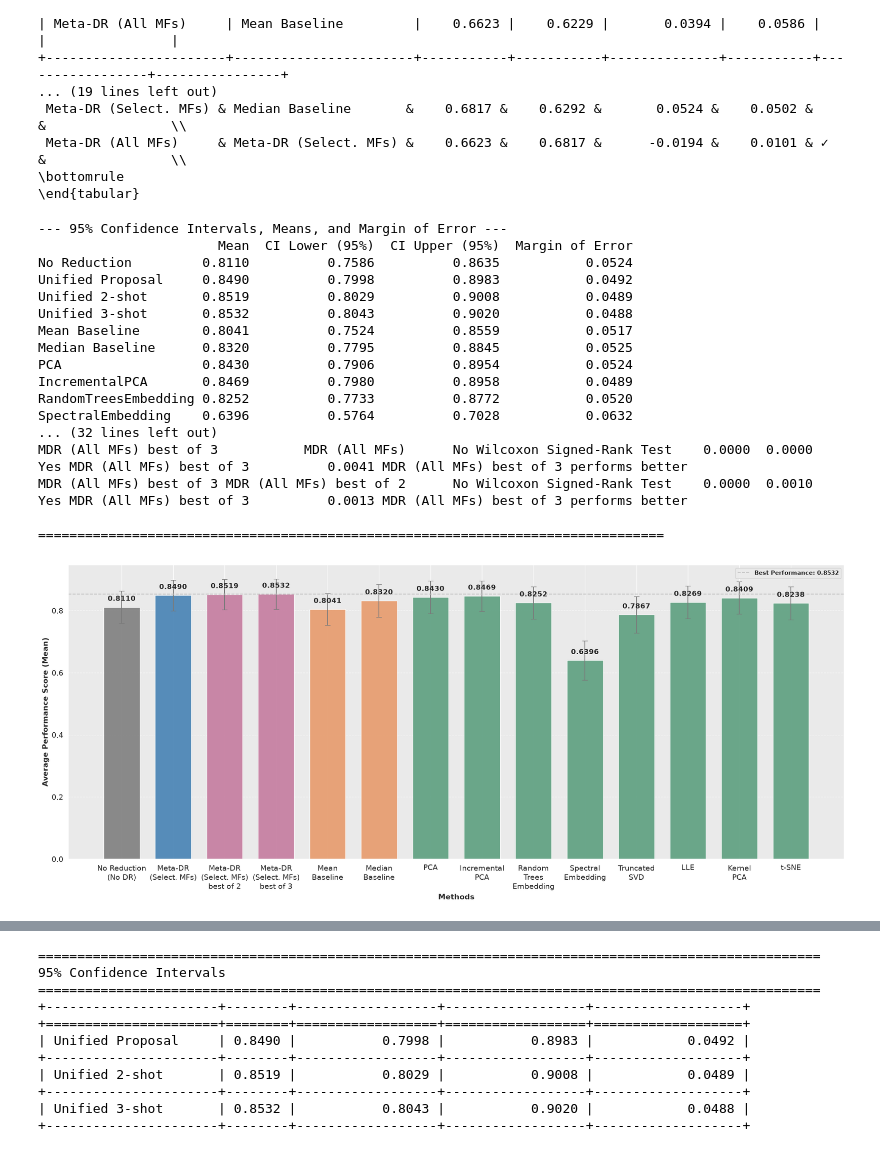
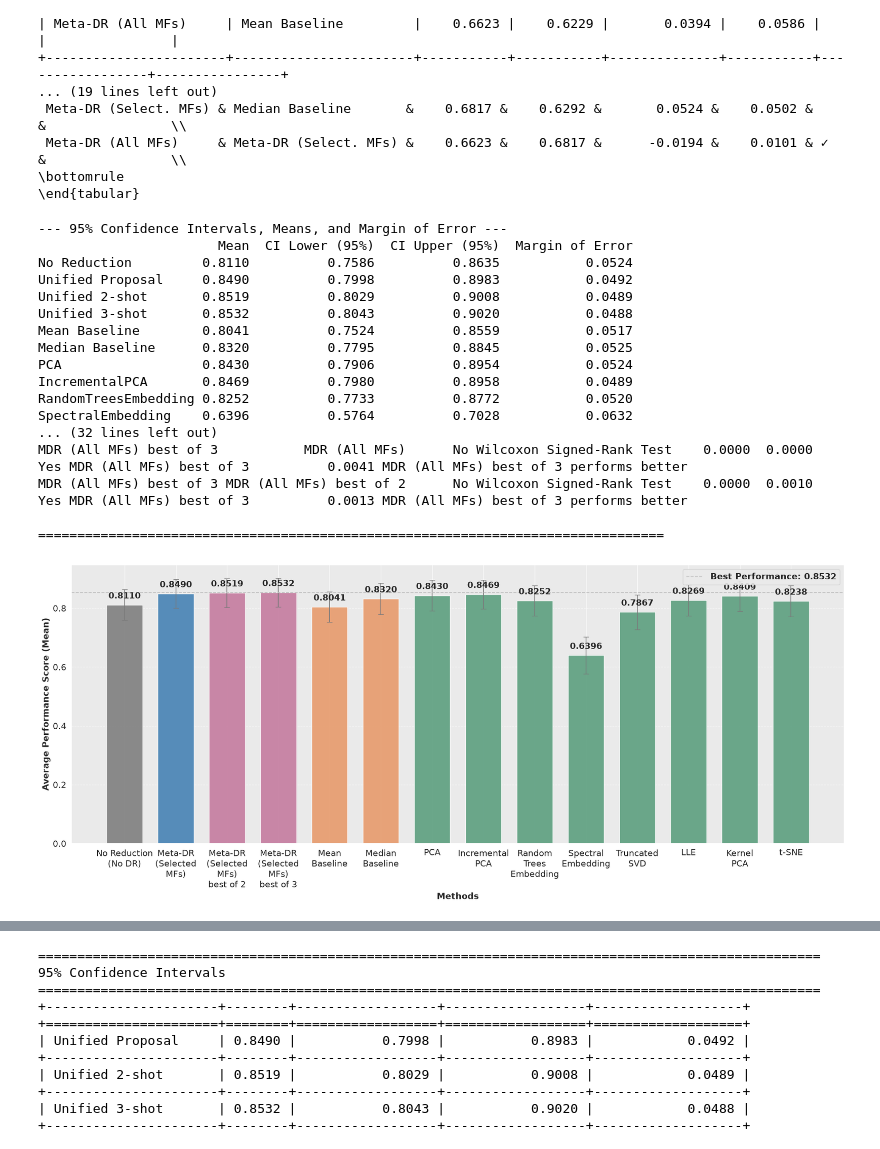
Before and after one commit to silvadaniell/meta-dr, a Jupyter notebook: Meta_DR.ipynb, the cells around one changed output, grey strips where cells are left out. Cells and saved outputs as stored; diff of their text form; code cells hidden in the pictures.

```diff
--- a/Meta_DR.ipynb
+++ b/Meta_DR.ipynb
@@ -2463,7 +2290,12 @@ df_predicted_ranking_all = pd.read_csv(
     'data/predictions/predictions_ranking_with_all_metafeatures.csv'
 )
 
-df_ranking_algorithms = df_ranking_algorithms.drop(columns=["Name"])
+df_technique_rankings_aux= pd.read_csv(
+    'data/ranking_algorithms.csv',
+)
+
+
+df_technique_rankings = df_technique_rankings_aux.drop(columns=["Name"])
 
 
 # --- Helper function to compute Spearman correlation per row ---
@@ -2486,18 +2318,18 @@ def compute_spearman_per_row(df_true, df_predicted):
     return np.nan_to_num(spearman_values, nan=0.0).tolist()
 
 
-# --- Compute Spearman correlation for both models ---
-spearman_values_select = compute_spearman_per_row(df_ranking_algorithms, df_predicted_ranking_select)
-spearman_values_all = compute_spearman_per_row(df_ranking_algorithms, df_predicted_ranking_all)
+# Compute Spearman correlation for both models
+spearman_values_select = compute_spearman_per_row(df_technique_rankings, df_predicted_ranking_select)
+spearman_values_all = compute_spearman_per_row(df_technique_rankings, df_predicted_ranking_all)
 
 print(spearman_values_select)
 print(spearman_values_all)
 
 
-# --- Baseline comparison (Mean and Median rankings) ---
+# Baseline comparison (Mean and Median rankings)
 
 # Convert true rankings to DataFrame
-true_rankings = df_ranking_algorithms.values.tolist()
+true_rankings = df_technique_rankings.values.tolist()
 df_true_rankings = pd.DataFrame(true_rankings)
 
 loo = LeaveOneOut()
@@ -2595,8 +2427,8 @@ df_baseline_processed = pd.DataFrame(baseline_results).fillna(0.0)
 # Montar o DataFrame final diretamente com as colunas e nomes corretos
 df_combined = pd.concat(
     [
-        pd.DataFrame(spearman_values_all, columns=["All MFs"]),
-        pd.DataFrame(spearman_values_select, columns=["Meta-DR (Select. MFs)"]),
+        pd.DataFrame(spearman_values_all, columns=["Meta-DR (All MFs)"]),
+        pd.DataFrame(spearman_values_select, columns=["Meta-DR (Selected MFs)"]),
         df_baseline_processed["spearman_mean"].rename("Mean Baseline"),
         df_baseline_processed["spearman_median"].rename("Median Baseline")
     ],
@@ -2682,8 +2514,8 @@ plt.axhline(
 )
 
 new_labels = [
-    "All MFs",
-    "Meta-DR\n(Select. MFs)",
+    "Meta-DR\n(All MFs)",
+    "Meta-DR\n(Selected MFs)",
     "Mean\nBaseline",
     "Median\nBaseline"
 ]
@@ -4036,9 +3606,9 @@ plt.figure(figsize=(21, 9))
 # Mapeamento do rótulo amigável no gráfico
 rename_labels_nshot = {
     'No Reduction': 'No Reduction\n(No DR)', # <-- Rótulo amigável adicionado!
-    'Unified Proposal': 'Meta-DR\n(Select. MFs)',
-    'Unified 2-shot': 'Meta-DR\n(Select. MFs)\nbest of 2',
-    'Unified 3-shot': 'Meta-DR\n(Select. MFs)\nbest of 3',
+    'Unified Proposal': 'Meta-DR\n(Selected\nMFs)',
+    'Unified 2-shot': 'Meta-DR\n(Selected\nMFs)\nbest of 2',
+    'Unified 3-shot': 'Meta-DR\n(Selected\nMFs)\nbest of 3',
     'Mean Baseline': 'Mean\nBaseline',
     'Median Baseline': 'Median\nBaseline',
     'PCA': 'PCA',
@@ -4086,51 +3656,51 @@ for bar in bars:
         f"{height:.4f}",
         ha='center',
         va='bottom',
-        fontsize=13,
+        fontsize=16,
         fontweight='bold'
     )
 
 # Axis labels
-plt.ylabel('Average Performance Score (Mean)', fontsize=14, fontweight='bold')
-plt.xlabel('Methods', fontsize=14, fontweight='bold')
-plt.yticks(fontsize=14)
-plt.xticks(fontsize=14)
+plt.ylabel('Average Performance Score (Mean)', fontsize=16, fontweight='bold')
+plt.xlabel('Methods', fontsize=16, fontweight='bold')
+plt.yticks(fontsize=16)
+plt.xticks(fontsize=16)
 
 plt.legend(
     loc='upper right',
-    prop={'size': 11, 'weight': 'bold'}
+    prop={'size': 16, 'weight': 'bold'}
 )
 plt.grid(axis='y', linestyle='--', alpha=0.7)
 
 plt.tight_layout()
 
 # Save figure
 plt.savefig(
     "Average-PerformanceBarIC_3_short.pdf",
     format="pdf",
     bbox_inches="tight"
 )
 
 plt.show()
 # %% [output]
 --- 95% Confidence Intervals, Means, and Margin of Error ---
                        Mean  CI Lower (95%)  CI Upper (95%)  Margin of Error
 No Reduction         0.8110          0.7586          0.8635           0.0524
 Unified Proposal     0.8490          0.7998          0.8983           0.0492
 Unified 2-shot       0.8519          0.8029          0.9008           0.0489
 Unified 3-shot       0.8532          0.8043          0.9020           0.0488
 Mean Baseline        0.8041          0.7524          0.8559           0.0517
 Median Baseline      0.8320          0.7795          0.8845           0.0525
 PCA                  0.8430          0.7906          0.8954           0.0524
 IncrementalPCA       0.8469          0.7980          0.8958           0.0489
 RandomTreesEmbedding 0.8252          0.7733          0.8772           0.0520
 SpectralEmbedding    0.6396          0.5764          0.7028           0.0632
 ... (32 lines left out)
 MDR (All MFs) best of 3           MDR (All MFs)      No Wilcoxon Signed-Rank Test    0.0000  0.0000          Yes MDR (All MFs) best of 3          0.0041 MDR (All MFs) best of 3 performs better
 MDR (All MFs) best of 3 MDR (All MFs) best of 2      No Wilcoxon Signed-Rank Test    0.0000  0.0010          Yes MDR (All MFs) best of 3          0.0013 MDR (All MFs) best of 3 performs better
 
 ================================================================================
-[figure, old version]
+[figure, new version]
 # %%
 # VISUALIZAÇÃO: Boxplot de Performance com No Reduction
 
```
Also changed, not shown: parts of 20 cells of this notebook.
